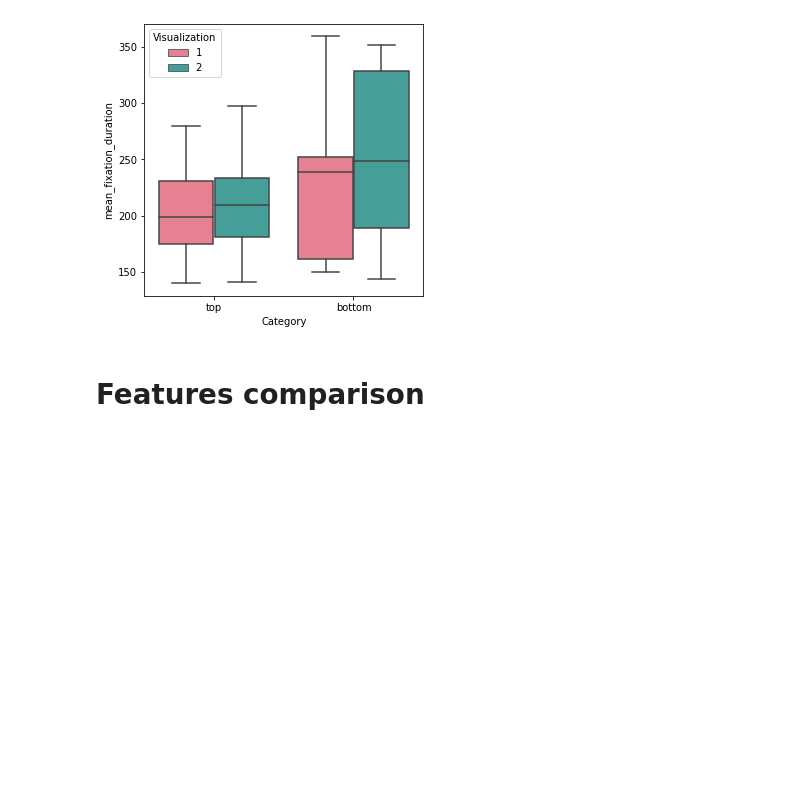
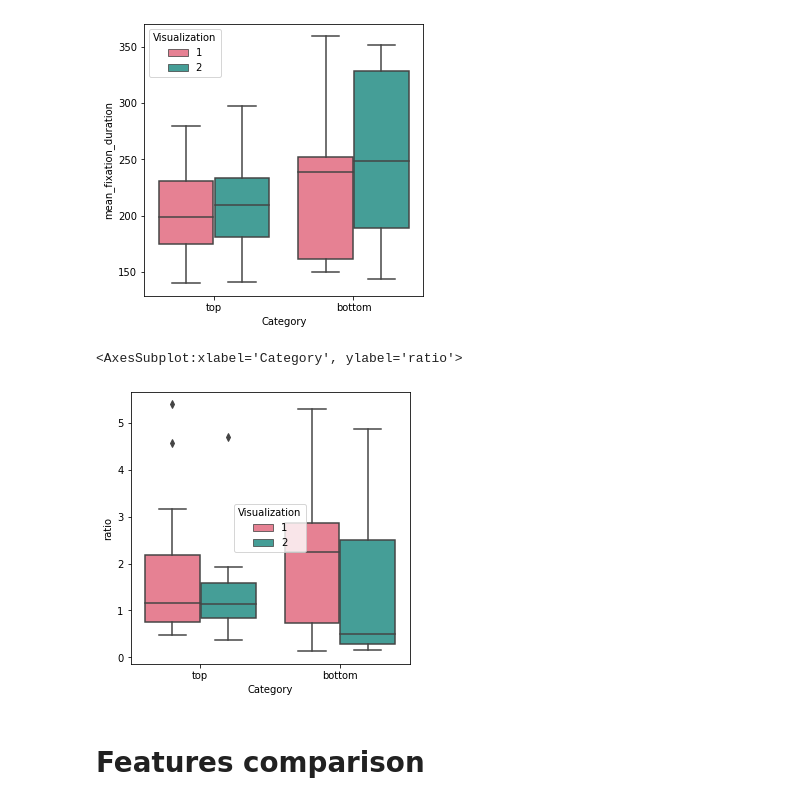
Before and after one commit to isaac-co/eyegaze-visualization, a Jupyter notebook: eyegaze-metrics-new.ipynb, the cells around one changed output. Saved outputs shown, nothing was run; the diff lists cells and outputs as text; code cells hidden in the pictures; blank space fills up the shorter version.

```diff
--- a/eyegaze-metrics-new.ipynb
+++ b/eyegaze-metrics-new.ipynb
@@ -674,6 +674,14 @@ sns.boxplot(data=top_bottom_group, x="Category",y = "mean_fixation_duration",hue
 # %% [output]
 <AxesSubplot:xlabel='Category', ylabel='mean_fixation_duration'>
 [figure]
+# %%
+top_bottom_group['ratio'] = top_bottom_group['sum_saccade_duration']/top_bottom_group['sum_fixation_duration']
+
+fig, ax = plt.subplots(figsize = (5,5))
+sns.boxplot(data=top_bottom_group, x="Category",y = "ratio",hue = "Visualization",palette = 'husl')
+# %% [output]
+<AxesSubplot:xlabel='Category', ylabel='ratio'>
+[figure, added]
 # %% [markdown]
 # Features comparison
 # %%
```
Also changed, not shown: parts of 5 cells of this notebook, 1 other file.
